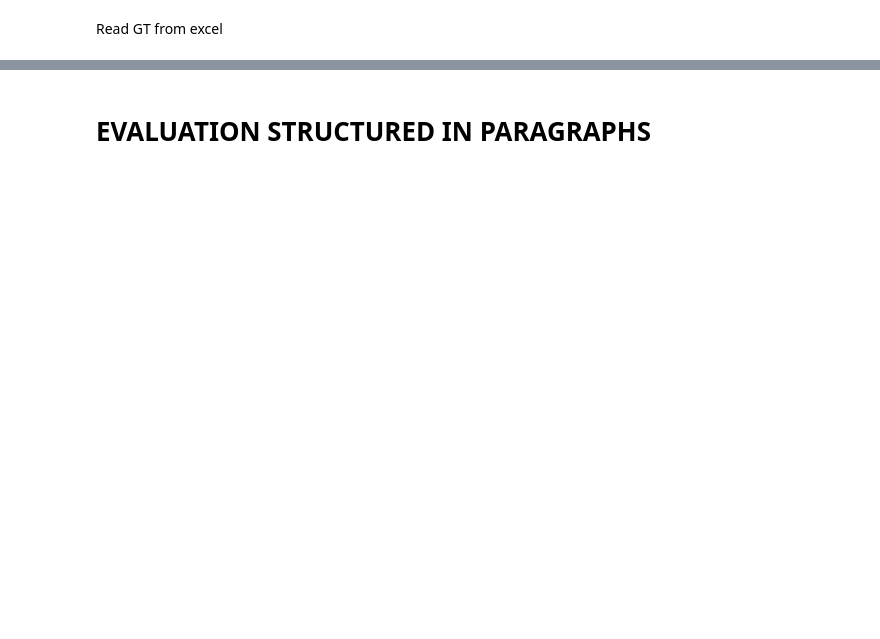
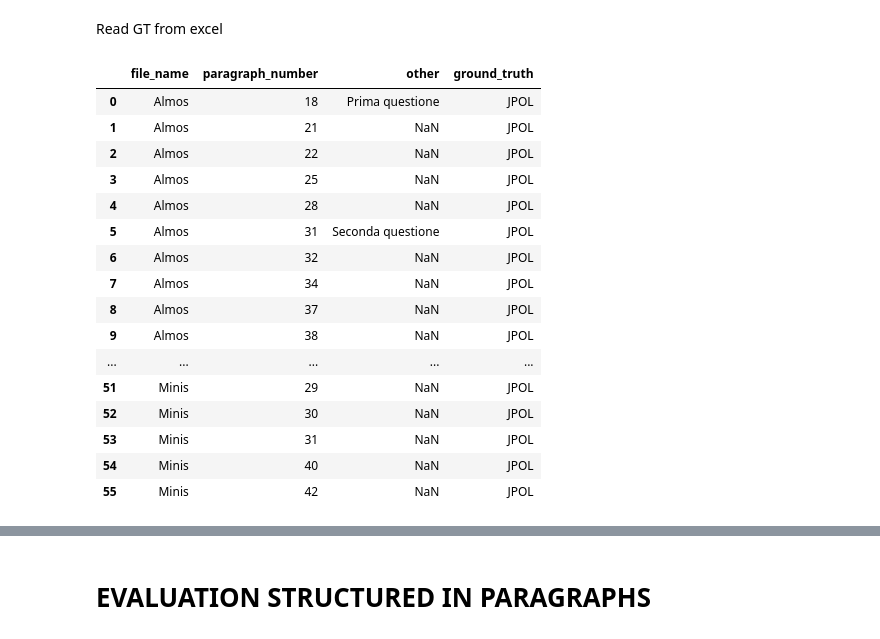
Before and after one commit to sustaz/principle_of_law_detection, a Jupyter notebook: gpt_notebook.ipynb, the cells around one changed output, grey strips where cells are left out. Cells and saved outputs as stored; diff of their text form; code cells hidden in the pictures; blank space fills up the shorter version.

```diff
--- a/gpt_notebook.ipynb
+++ b/gpt_notebook.ipynb
@@ -569,6 +918,25 @@ ground_truth_df = pd.DataFrame(ground_truths, columns=['file_name', 'paragraph_n
 # %% [markdown]
 Read GT from excel
 # %%
-ground_truth_df = pd.read_excel('/content/drive/MyDrive/POLINE/Annotazioni/CJUE_Taxable_Amount_Addendum_Piera.xlsx')
-ground_truth_df['file_name'] = ground_truth_df['file_name'].apply(lambda x: x[:5])
-ground_truth_df
+gt_batch2 = pd.read_excel('/content/drive/MyDrive/POLINE/Annotazioni/CJUE_Taxable_Amount_Addendum_Piera.xlsx')
+gt_batch2['file_name'] = gt_batch2['file_name'].apply(lambda x: x[:5])
+gt_batch2['ground_truth'] = 'JPOL'
+gt_batch2
+# %% [output]
+|  | file_name | paragraph_number | other | ground_truth |
+| 0 | Almos | 18 | Prima questione | JPOL |
+| 1 | Almos | 21 | NaN | JPOL |
+| 2 | Almos | 22 | NaN | JPOL |
+| 3 | Almos | 25 | NaN | JPOL |
+| 4 | Almos | 28 | NaN | JPOL |
+| 5 | Almos | 31 | Seconda questione | JPOL |
+| 6 | Almos | 32 | NaN | JPOL |
+| 7 | Almos | 34 | NaN | JPOL |
+| 8 | Almos | 37 | NaN | JPOL |
+| 9 | Almos | 38 | NaN | JPOL |
+| ... | ... | ... | ... | ... |
+| 51 | Minis | 29 | NaN | JPOL |
+| 52 | Minis | 30 | NaN | JPOL |
+| 53 | Minis | 31 | NaN | JPOL |
+| 54 | Minis | 40 | NaN | JPOL |
+| 55 | Minis | 42 | NaN | JPOL |
```
Also changed, not shown: parts of 31 cells of this notebook, 1 other file.
